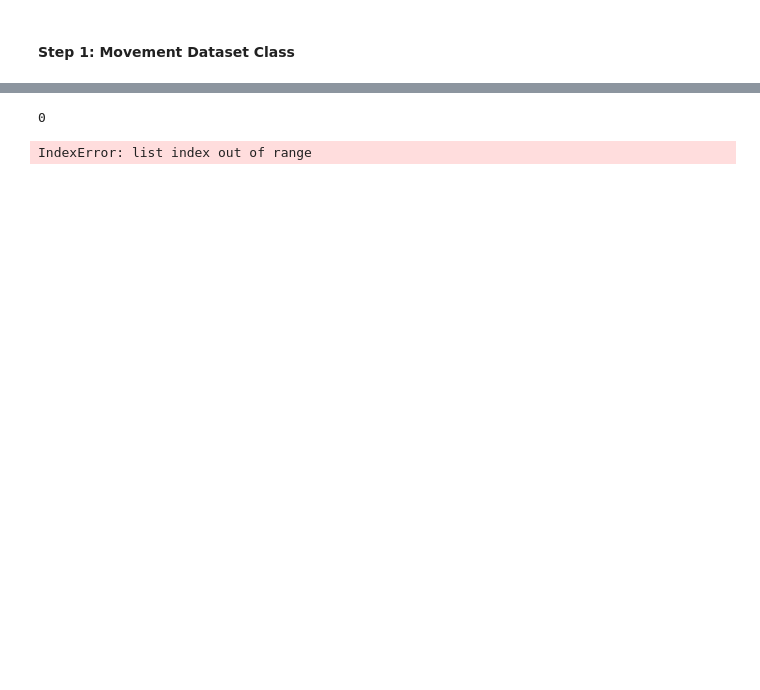
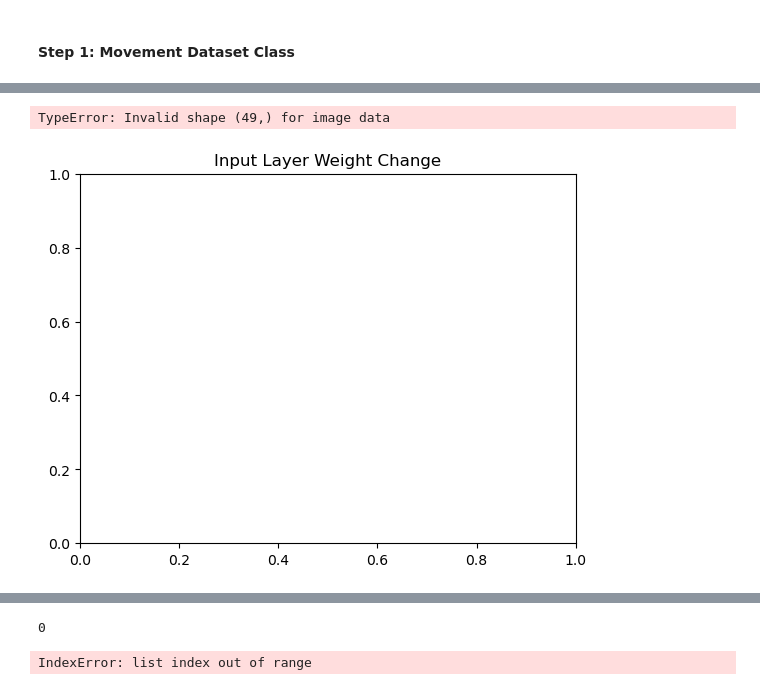
Before and after one commit to HuazeLiu/RSNN_w_RC-Evol., a Jupyter notebook: train_moving_digit.ipynb, the cells around one changed output, grey strips where cells are left out. Saved outputs shown, nothing was run; the diff lists cells and outputs as text; code cells hidden in the pictures; blank space fills up the shorter version.

```diff
--- a/train_moving_digit.ipynb
+++ b/train_moving_digit.ipynb
@@ -443,0 +506,8 @@ KeyboardInterrupt:
+# %%
+Input_weight_changes = epoch_input_weights[99][1] - epoch_input_weights[0][1]
+plt.title('Input Layer Weight Change')
+plt.imshow(Input_weight_changes, aspect='auto', cmap='viridis', vmin= -0.000000005, vmax=0.000000005)
+plt.colorbar()
+# %% [output]
+TypeError: Invalid shape (49,) for image data
+[figure, added]
```
Also changed, not shown: parts of 18 cells of this notebook, 3 other files.
